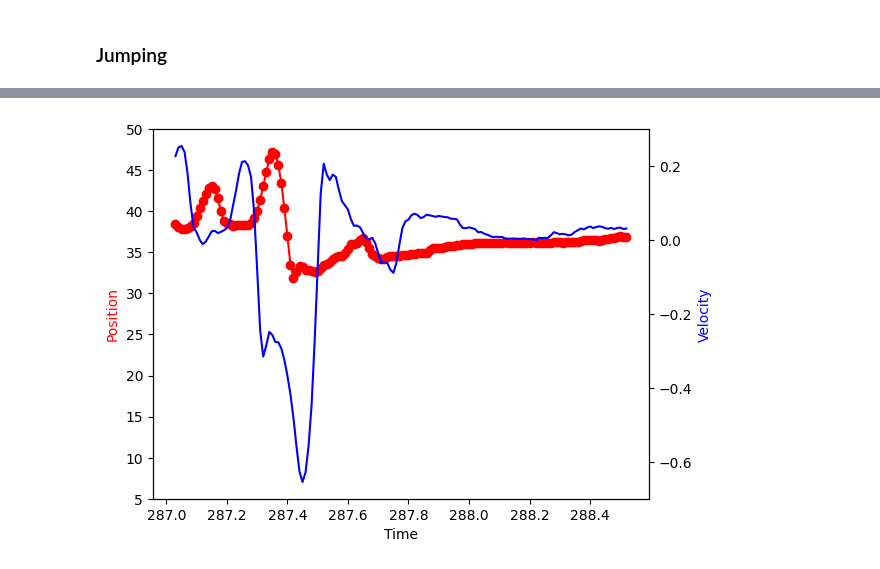
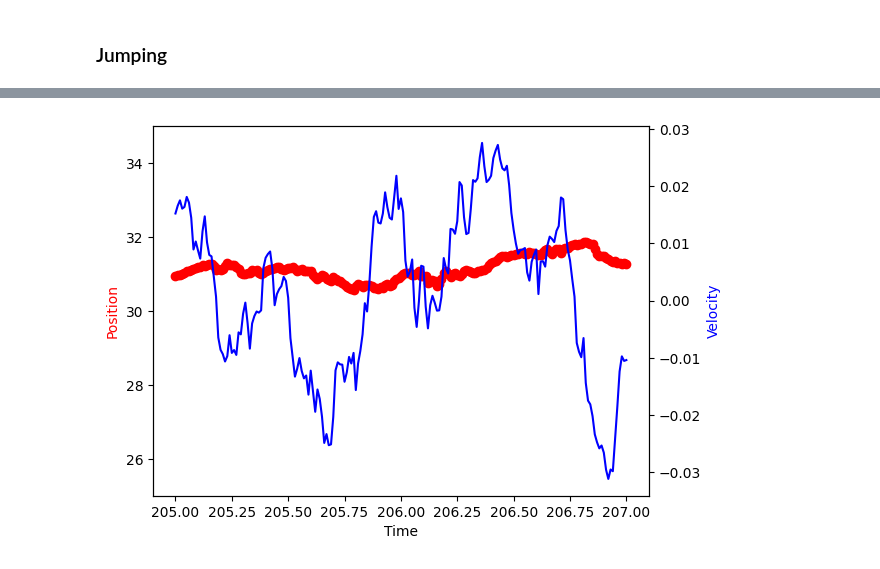
Before and after one commit to Mark-Bugden/Locust-Physics, a Jupyter notebook: Data Analysis/Introductory_data_Analysis.ipynb, the cells around one changed output, grey strips where cells are left out. Saved outputs shown, nothing was run; the diff lists cells and outputs as text; code cells hidden in the pictures.

```diff
--- a/Data Analysis/Introductory_data_Analysis.ipynb
+++ b/Data Analysis/Introductory_data_Analysis.ipynb
@@ -20,10 +20,10 @@ warnings.filterwarnings('ignore')
 # Put the location of the data folder on your computer
 # Use the pre-cleaned data
 data_location = 'D:/Data/Hangar-Locust/Cleaned/'
-subfolder = 'cleaned_2K-locust_14112022/'
+subfolder = 'cleaned_2K-locust_15112022/'
 # %%
 # Reads the .tsv file as a pandas DataFrame. We choose the Time column to be our index column.
-df = pd.read_csv(data_location + subfolder + 'cleaned_200_locust_11142022_0002.tsv', sep='\t', index_col='Time')
+df = pd.read_csv(data_location + subfolder + 'cleaned_255_locust_11152022_0002.tsv', sep='\t', index_col='Time')
 # %% [markdown]
 ### Cleaning and augmenting data
 # %%
@@ -234,0 +204,17 @@ maj_markers
+# %%
+# We also want to know which are the dead locusts. We do this by finding the markers which have very low average speed.
+# Restrict to looking at only the speed components of the dataframe
+speed_subset = [f'speed.{label}' for label in locust_markers]
+dead_locusts = [int(item[6:]) for item in ldf[speed_subset].loc[:, (ldf[speed_subset].mean()<0.01)].columns.tolist()]
+
+ldf.drop([f'X.{label}' for label in dead_locusts], axis=1, inplace=True)
+ldf.drop([f'Y.{label}' for label in dead_locusts], axis=1, inplace=True)
+ldf.drop([f'Z.{label}' for label in dead_locusts], axis=1, inplace=True)
+ldf.drop([f'VX.{label}' for label in dead_locusts], axis=1, inplace=True)
+ldf.drop([f'VY.{label}' for label in dead_locusts], axis=1, inplace=True)
+ldf.drop([f'VZ.{label}' for label in dead_locusts], axis=1, inplace=True)
+ldf.drop([f'speed.{label}' for label in dead_locusts], axis=1, inplace=True)
+
+
+
+locust_markers = np.setdiff1d(locust_markers, dead_locusts).tolist()
@@ -572,19 +554,19 @@ ldf[VZ_subset][ldf[VZ_subset] > 0.2].dropna()
 # %%
 plt.figure();
 
 
-ax = ldf[f'Z.{LocustNumber}'][287.03:288.52].plot(c='red', style='-o')
-ax.set_ylim(5,50)
+ax = ldf[f'Z.{LocustNumber}'][205:207].plot(c='red', style='-o')
+ax.set_ylim(25,35)
 
-ldf[f'VZ.{LocustNumber}'][287.03:288.52].plot(c='blue', secondary_y=True)
+ldf[f'VZ.{LocustNumber}'][205:207].plot(c='blue', secondary_y=True)
 
 
 
 ax.set_ylabel('Position', color='red')
 ax.right_ax.set_ylabel('Velocity', color='blue')
 
 
 
 plt.show()
 # %% [output]
-[figure, old version]
+[figure, new version]
```
Also changed, not shown: parts of 29 cells of this notebook, 2 other files.
